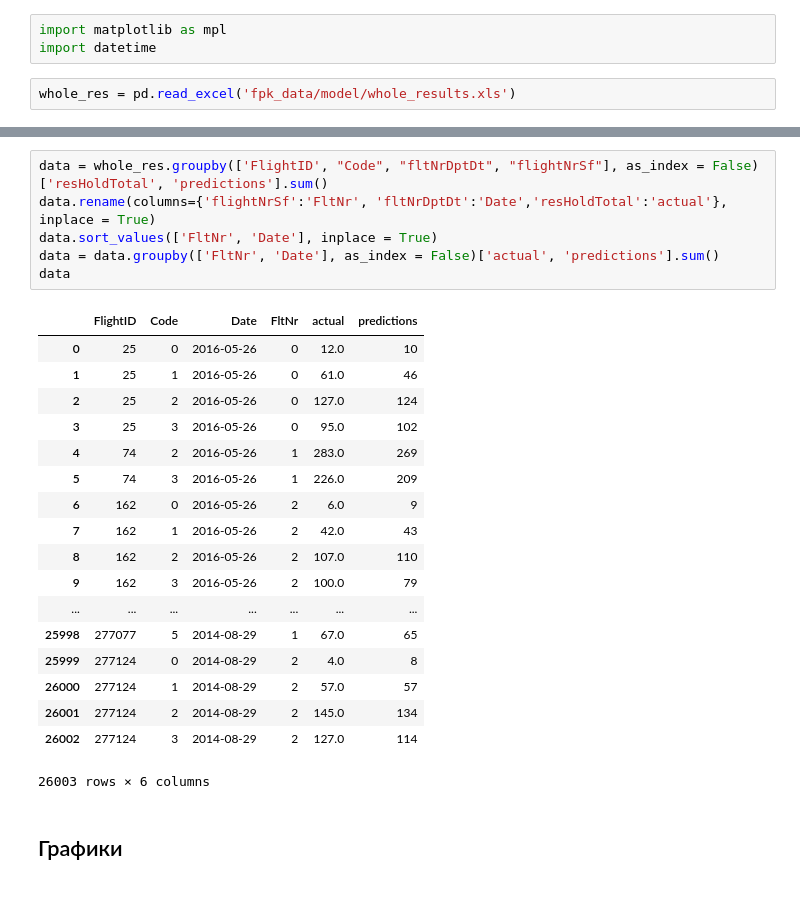
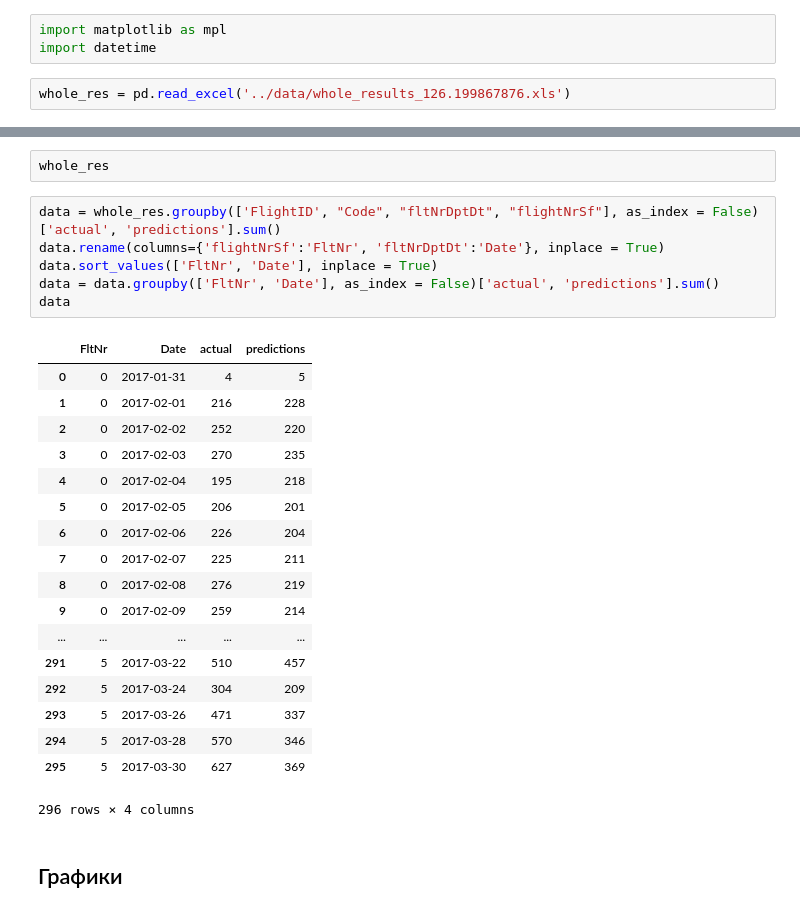
Before and after one commit to Some11One/FPK, a Jupyter notebook: notebooks/Результаты.ipynb, the cells around one changed output, grey strips where cells are left out. Cells and saved outputs as stored; diff of their text form.

```diff
--- a/notebooks/Результаты.ipynb
+++ b/notebooks/Результаты.ipynb
@@ -21,6 +21,6 @@ from datetime import datetime
 import matplotlib as mpl
 import datetime
 # %%
-whole_res = pd.read_excel('fpk_data/model/whole_results.xls')
+whole_res = pd.read_excel('../data/whole_results_126.199867876.xls')
 # %%
 whole_res
@@ -46,28 +27,30 @@ whole_res
+# %%
+whole_res
 # %%
-data = whole_res.groupby(['FlightID', "Code", "fltNrDptDt", "flightNrSf"], as_index = False)['resHoldTotal', 'predictions'].sum()
-data.rename(columns={'flightNrSf':'FltNr', 'fltNrDptDt':'Date','resHoldTotal':'actual'}, inplace = True)
+data = whole_res.groupby(['FlightID', "Code", "fltNrDptDt", "flightNrSf"], as_index = False)['actual', 'predictions'].sum()
+data.rename(columns={'flightNrSf':'FltNr', 'fltNrDptDt':'Date'}, inplace = True)
 data.sort_values(['FltNr', 'Date'], inplace = True)
 data = data.groupby(['FltNr', 'Date'], as_index = False)['actual', 'predictions'].sum()
 data
 # %% [output]
-|  | FlightID | Code | Date | FltNr | actual | predictions |
-| 0 | 25 | 0 | 2016-05-26 | 0 | 12.0 | 10 |
-| 1 | 25 | 1 | 2016-05-26 | 0 | 61.0 | 46 |
-| 2 | 25 | 2 | 2016-05-26 | 0 | 127.0 | 124 |
-| 3 | 25 | 3 | 2016-05-26 | 0 | 95.0 | 102 |
-| 4 | 74 | 2 | 2016-05-26 | 1 | 283.0 | 269 |
-| 5 | 74 | 3 | 2016-05-26 | 1 | 226.0 | 209 |
-| 6 | 162 | 0 | 2016-05-26 | 2 | 6.0 | 9 |
-| 7 | 162 | 1 | 2016-05-26 | 2 | 42.0 | 43 |
-| 8 | 162 | 2 | 2016-05-26 | 2 | 107.0 | 110 |
-| 9 | 162 | 3 | 2016-05-26 | 2 | 100.0 | 79 |
-| ... | ... | ... | ... | ... | ... | ... |
-| 25998 | 277077 | 5 | 2014-08-29 | 1 | 67.0 | 65 |
-| 25999 | 277124 | 0 | 2014-08-29 | 2 | 4.0 | 8 |
-| 26000 | 277124 | 1 | 2014-08-29 | 2 | 57.0 | 57 |
-| 26001 | 277124 | 2 | 2014-08-29 | 2 | 145.0 | 134 |
-| 26002 | 277124 | 3 | 2014-08-29 | 2 | 127.0 | 114 |
+|  | FltNr | Date | actual | predictions |
+| 0 | 0 | 2017-01-31 | 4 | 5 |
+| 1 | 0 | 2017-02-01 | 216 | 228 |
+| 2 | 0 | 2017-02-02 | 252 | 220 |
+| 3 | 0 | 2017-02-03 | 270 | 235 |
+| 4 | 0 | 2017-02-04 | 195 | 218 |
+| 5 | 0 | 2017-02-05 | 206 | 201 |
+| 6 | 0 | 2017-02-06 | 226 | 204 |
+| 7 | 0 | 2017-02-07 | 225 | 211 |
+| 8 | 0 | 2017-02-08 | 276 | 219 |
+| 9 | 0 | 2017-02-09 | 259 | 214 |
+| ... | ... | ... | ... | ... |
+| 291 | 5 | 2017-03-22 | 510 | 457 |
+| 292 | 5 | 2017-03-24 | 304 | 209 |
+| 293 | 5 | 2017-03-26 | 471 | 337 |
+| 294 | 5 | 2017-03-28 | 570 | 346 |
+| 295 | 5 | 2017-03-30 | 627 | 369 |
-26003 rows × 6 columns
+296 rows × 4 columns
 # %% [markdown]
 ## Графики
 # %%
```
Also changed, not shown: parts of 21 cells of this notebook, 3 other files.
